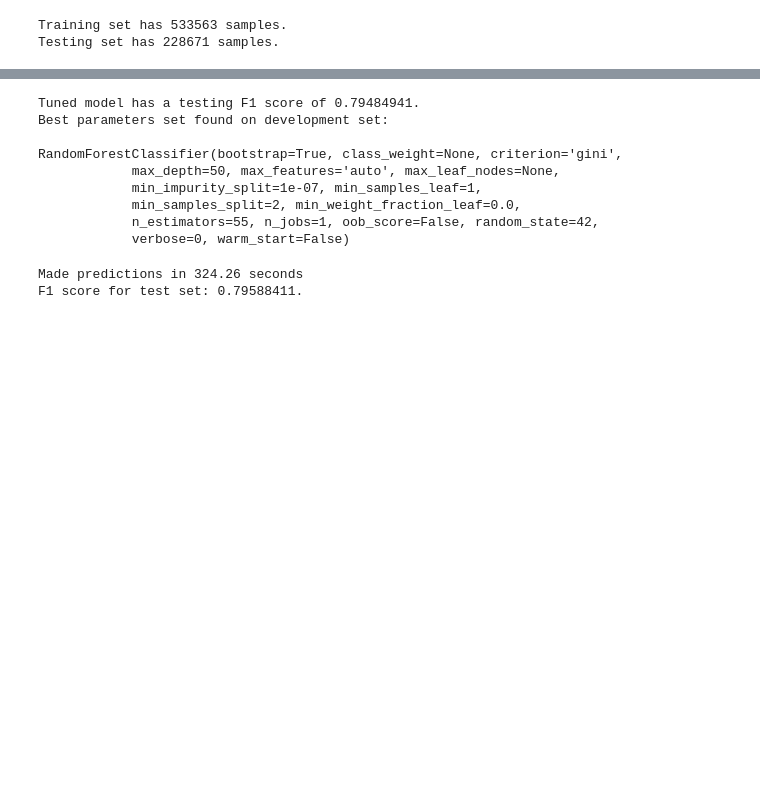
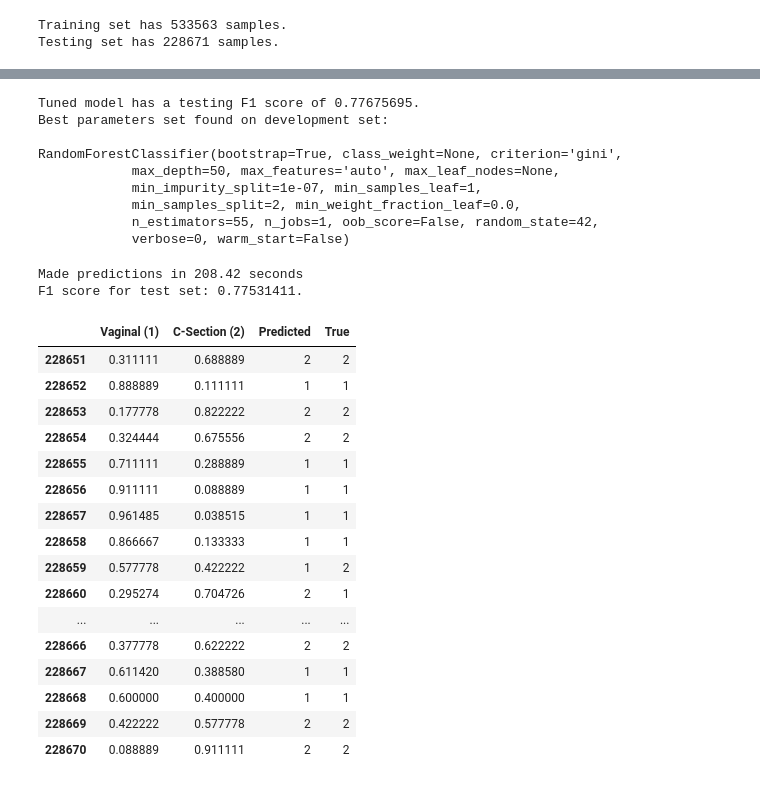
Before and after one commit to SabrinaAL/Childbirth-Delivery-Method-Prediction, a Jupyter notebook: natl2014_prediction.ipynb, the cells around one changed output, grey strips where cells are left out. Drawn from its saved outputs; the diff is of its cells as text; code cells hidden in the pictures; blank space fills up the shorter version.

Commit message:
refactor: Updating Python code for prediting likelihood of C-Section based delivery

```diff
--- a/natl2014_prediction.ipynb
+++ b/natl2014_prediction.ipynb
@@ -489,7 +460,7 @@ vs.PlotConfusionMatrix(cnf_matrix, classes=target,
 from sklearn.grid_search import GridSearchCV
 
 # Create the parameters list you wish to tune
-parameters = {'n_estimators':[35, 40, 45, 50, 55], 'max_depth':[50]}
+parameters = {'n_estimators':[25, 30, 35, 40, 45, 50, 55], 'max_depth':[50, 60, 70]}
 
 # Initialize the classifier
 clf=RandomForestClassifier(random_state=42)
@@ -514,7 +485,7 @@ print("Best parameters set found on development set:")
 print
 print(grid_obj.best_estimator_)
 # %% [output]
-Tuned model has a testing F1 score of 0.79484941.
+Tuned model has a testing F1 score of 0.77675695.
 Best parameters set found on development set:
 
 RandomForestClassifier(bootstrap=True, class_weight=None, criterion='gini',
@@ -525,7 +496,7 @@ RandomForestClassifier(bootstrap=True, class_weight=None, criterion='gini',
             verbose=0, warm_start=False)
 # %%
 from sklearn.ensemble import RandomForestClassifier
-clf=RandomForestClassifier(max_depth=50,n_estimators=65, random_state=42)
+clf=RandomForestClassifier(max_depth=50,n_estimators=45, random_state=42)
 start_rf = time()
 
 y_pred = clf.fit(X_train, y_train).predict(X_test)
@@ -533,11 +504,39 @@ f1_rf_test = f1_score(y_test, y_pred)
 
 end_rf=time()
 
+y_pred_proba = clf.fit(X_train, y_train).predict_proba(X_test)
+
 print "Made predictions in {:.2f} seconds".format(end_rf - start_rf)
 print "F1 score for test set: {:.8f}.".format(f1_rf_test)
 # %% [output]
-Made predictions in 324.26 seconds
-F1 score for test set: 0.79588411.
+Made predictions in 208.42 seconds
+F1 score for test set: 0.77531411.
+# %%
+y_pred_proba.tolist()
+labels=['Vaginal (1)', 'C-Section (2)']
+df_proba=pd.DataFrame(y_pred_proba, columns=labels)
+df_y_pred=pd.DataFrame({'Predicted': y_pred})
+df_y_true=pd.DataFrame({'True': y_test})
+data_proba=pd.concat([df_proba, df_y_pred, df_y_true], axis=1)
+data_proba.tail(20)
+# %% [output]
+|  | Vaginal (1) | C-Section (2) | Predicted | True |
+| 228651 | 0.311111 | 0.688889 | 2 | 2 |
+| 228652 | 0.888889 | 0.111111 | 1 | 1 |
+| 228653 | 0.177778 | 0.822222 | 2 | 2 |
+| 228654 | 0.324444 | 0.675556 | 2 | 2 |
+| 228655 | 0.711111 | 0.288889 | 1 | 1 |
+| 228656 | 0.911111 | 0.088889 | 1 | 1 |
+| 228657 | 0.961485 | 0.038515 | 1 | 1 |
+| 228658 | 0.866667 | 0.133333 | 1 | 1 |
+| 228659 | 0.577778 | 0.422222 | 1 | 2 |
+| 228660 | 0.295274 | 0.704726 | 2 | 1 |
+| ... | ... | ... | ... | ... |
+| 228666 | 0.377778 | 0.622222 | 2 | 2 |
+| 228667 | 0.611420 | 0.388580 | 1 | 1 |
+| 228668 | 0.600000 | 0.400000 | 1 | 1 |
+| 228669 | 0.422222 | 0.577778 | 2 | 2 |
+| 228670 | 0.088889 | 0.911111 | 2 | 2 |
 # %%
 from sklearn.metrics import confusion_matrix
 
```
Also changed, not shown: parts of 18 cells of this notebook.
